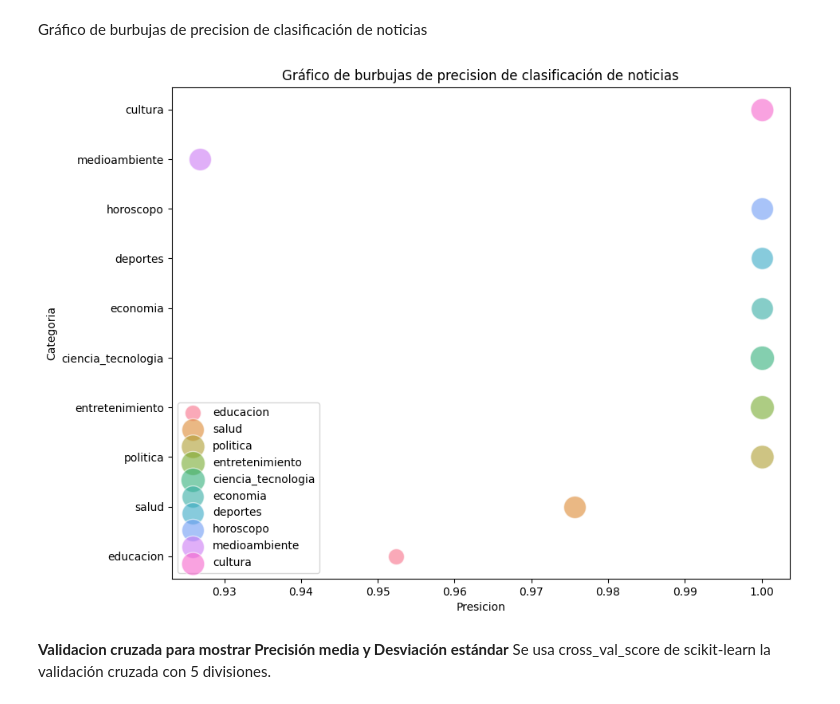
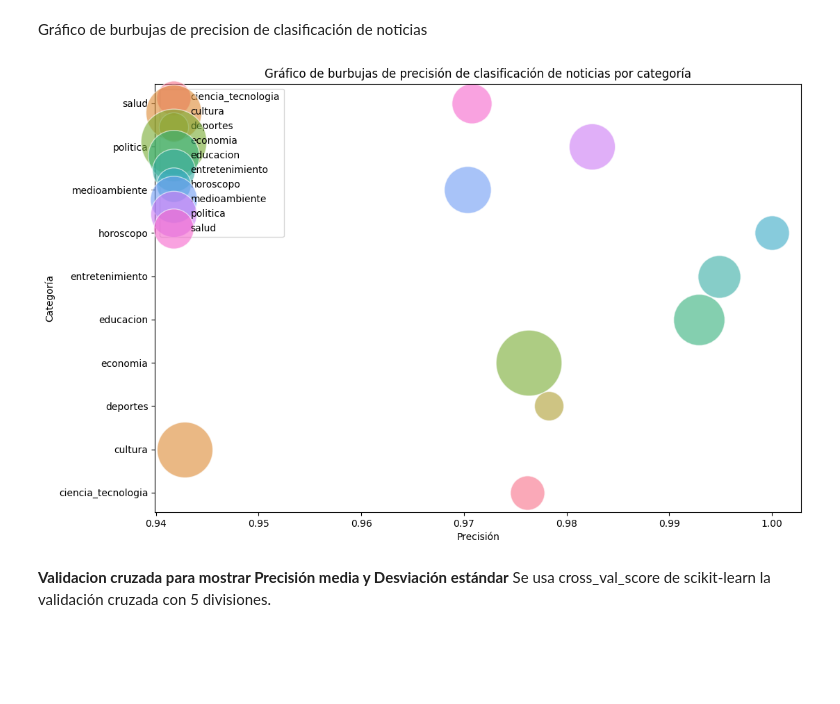
Before and after one commit to pablonicolasr/pps, a Jupyter notebook: PPS_SVM.ipynb, the cells around one changed output. Cells and saved outputs as stored; diff of their text form; code cells hidden in the pictures; blank space fills up the shorter version.

```diff
--- a/PPS_SVM.ipynb
+++ b/PPS_SVM.ipynb
@@ -403,36 +437,43 @@ Gráfico de burbujas de precision de clasificación de noticias
 # %%
 import matplotlib.pyplot as plt
 
 # Crear un diccionario para mapear categorías a colores
 categoria_a_color = {cat: color for cat, color in zip(categorias, sns.color_palette("husl", len(categorias)))}
 
-# Crear un gráfico de burbujas
-plt.figure(figsize=(10, 8))
+# Crear un gráfico de burbujas para cada categoría
+plt.figure(figsize=(12, 8))
 
 for cat in categorias:
     # Filtrar las filas que pertenecen a la categoría específica
     df_categoria = df[df['categoria'] == cat]
 
+    # Vectorizar y reducir dimensionalidad para este conjunto de datos
+    X_tfidf_categoria = vectorizer_tfidf.transform(df_categoria['texto_noticia'])
+    X_tfidf_svd_categoria = svd.transform(X_tfidf_categoria)
+
     # Obtener las predicciones del clasificador SVM para esta categoría
-    y_pred_categoria = svm_classifier.predict(vectorizer_tfidf.transform(df_categoria['texto_noticia']))
+    y_pred_categoria = svm_classifier.predict(X_tfidf_svd_categoria)
 
     # Calcular el tamaño de la burbuja según la precisión de la clasificación
     accuracy = accuracy_score(df_categoria['categoria_num'], y_pred_categoria)
     size = len(df_categoria) * 10  # Ajusta el tamaño según la cantidad de noticias en esa categoría
 
     # Obtener el color de la burbuja según la categoría
     color = categoria_a_color[cat]
 
     # Crear la burbuja en el gráfico
-    plt.scatter(accuracy, cat, s=size, color=color, alpha=0.6, edgecolors='w', label=cat)
+    plt.scatter(accuracy, categoria_a_numero[cat], s=size, color=color, alpha=0.6, edgecolors='w', label=cat)
 
-plt.xlabel('Presicion')
-plt.ylabel('Categoria')
-plt.title('Gráfico de burbujas de precision de clasificación de noticias')
+# Invertir el eje y para que las categorías se muestren en el orden correcto
+plt.yticks(list(categoria_a_numero.values()), list(categoria_a_numero.keys()))
+
+plt.xlabel('Precisión')
+plt.ylabel('Categoría')
+plt.title('Gráfico de burbujas de precisión de clasificación de noticias por categoría')
 plt.legend()
 plt.show()
 # %% [output]
-[figure, old version]
+[figure, new version]
 # %% [markdown]
 **Validacion cruzada para mostrar Precisión media y Desviación estándar**
 Se usa cross_val_score de scikit-learn la validación cruzada con 5 divisiones.
```
Also changed, not shown: parts of 17 cells of this notebook.
